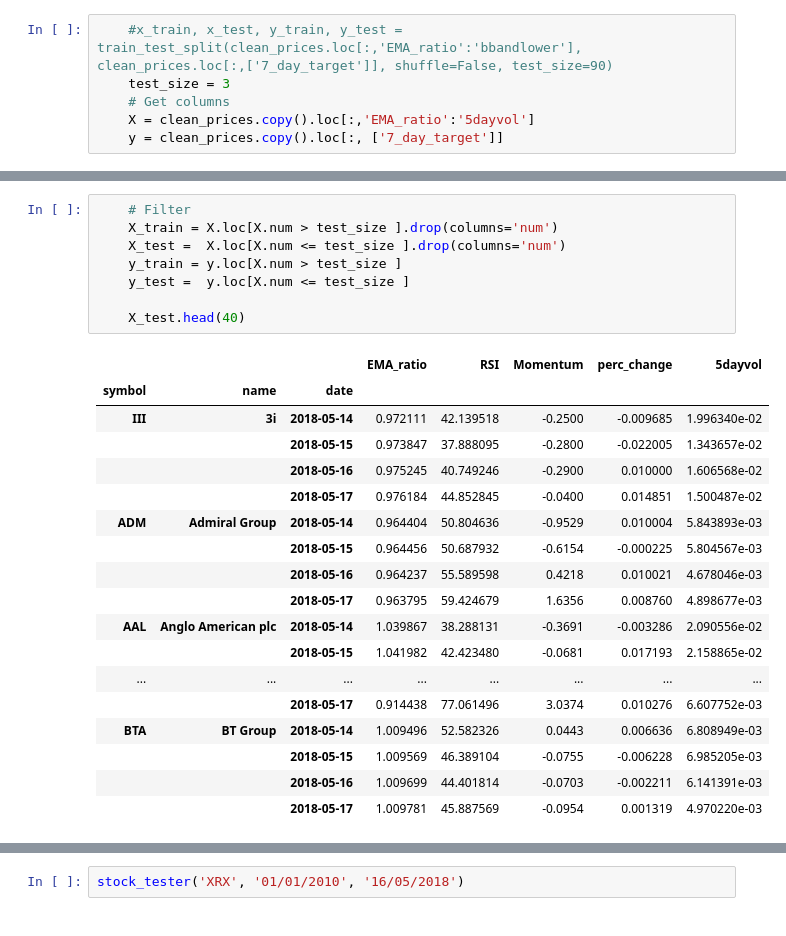
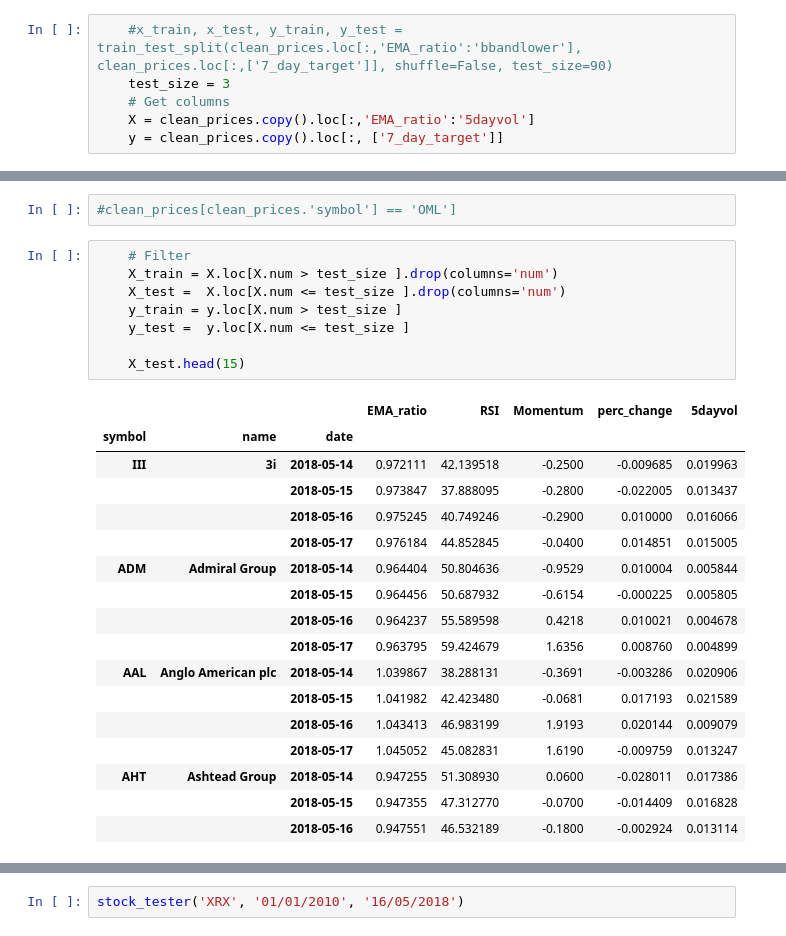
Before and after one commit to Jonny2650/Trading, a Jupyter notebook: Model.ipynb, the cells around one changed output, grey strips where cells are left out. Cells and saved outputs as stored; diff of their text form.

```diff
--- a/Model.ipynb
+++ b/Model.ipynb
@@ -154,27 +158,28 @@ SyntaxError: invalid syntax (<ipython-input-416-991049514554>, line 1)
+# %%
+#clean_prices[clean_prices.'symbol'] == 'OML']
 # %%
     # Filter
     X_train = X.loc[X.num > test_size ].drop(columns='num')
     X_test =  X.loc[X.num <= test_size ].drop(columns='num')
     y_train = y.loc[X.num > test_size ]
     y_test =  y.loc[X.num <= test_size ]
 
-    X_test.head(40)
+    X_test.head(15)
 # %% [output]
 |  |  |  | EMA_ratio | RSI | Momentum | perc_change | 5dayvol |
 | symbol | name | date |  |  |  |  |  |
-| III | 3i | 2018-05-14 | 0.972111 | 42.139518 | -0.2500 | -0.009685 | 1.996340e-02 |
-|  |  | 2018-05-15 | 0.973847 | 37.888095 | -0.2800 | -0.022005 | 1.343657e-02 |
-|  |  | 2018-05-16 | 0.975245 | 40.749246 | -0.2900 | 0.010000 | 1.606568e-02 |
-|  |  | 2018-05-17 | 0.976184 | 44.852845 | -0.0400 | 0.014851 | 1.500487e-02 |
-| ADM | Admiral Group | 2018-05-14 | 0.964404 | 50.804636 | -0.9529 | 0.010004 | 5.843893e-03 |
-|  |  | 2018-05-15 | 0.964456 | 50.687932 | -0.6154 | -0.000225 | 5.804567e-03 |
-|  |  | 2018-05-16 | 0.964237 | 55.589598 | 0.4218 | 0.010021 | 4.678046e-03 |
-|  |  | 2018-05-17 | 0.963795 | 59.424679 | 1.6356 | 0.008760 | 4.898677e-03 |
-| AAL | Anglo American plc | 2018-05-14 | 1.039867 | 38.288131 | -0.3691 | -0.003286 | 2.090556e-02 |
-|  |  | 2018-05-15 | 1.041982 | 42.423480 | -0.0681 | 0.017193 | 2.158865e-02 |
-| ... | ... | ... | ... | ... | ... | ... | ... |
-|  |  | 2018-05-17 | 0.914438 | 77.061496 | 3.0374 | 0.010276 | 6.607752e-03 |
-| BTA | BT Group | 2018-05-14 | 1.009496 | 52.582326 | 0.0443 | 0.006636 | 6.808949e-03 |
-|  |  | 2018-05-15 | 1.009569 | 46.389104 | -0.0755 | -0.006228 | 6.985205e-03 |
-|  |  | 2018-05-16 | 1.009699 | 44.401814 | -0.0703 | -0.002211 | 6.141391e-03 |
-|  |  | 2018-05-17 | 1.009781 | 45.887569 | -0.0954 | 0.001319 | 4.970220e-03 |
+| III | 3i | 2018-05-14 | 0.972111 | 42.139518 | -0.2500 | -0.009685 | 0.019963 |
+|  |  | 2018-05-15 | 0.973847 | 37.888095 | -0.2800 | -0.022005 | 0.013437 |
+|  |  | 2018-05-16 | 0.975245 | 40.749246 | -0.2900 | 0.010000 | 0.016066 |
+|  |  | 2018-05-17 | 0.976184 | 44.852845 | -0.0400 | 0.014851 | 0.015005 |
+| ADM | Admiral Group | 2018-05-14 | 0.964404 | 50.804636 | -0.9529 | 0.010004 | 0.005844 |
+|  |  | 2018-05-15 | 0.964456 | 50.687932 | -0.6154 | -0.000225 | 0.005805 |
+|  |  | 2018-05-16 | 0.964237 | 55.589598 | 0.4218 | 0.010021 | 0.004678 |
+|  |  | 2018-05-17 | 0.963795 | 59.424679 | 1.6356 | 0.008760 | 0.004899 |
+| AAL | Anglo American plc | 2018-05-14 | 1.039867 | 38.288131 | -0.3691 | -0.003286 | 0.020906 |
+|  |  | 2018-05-15 | 1.041982 | 42.423480 | -0.0681 | 0.017193 | 0.021589 |
+|  |  | 2018-05-16 | 1.043413 | 46.983199 | 1.9193 | 0.020144 | 0.009079 |
+|  |  | 2018-05-17 | 1.045052 | 45.082831 | 1.6190 | -0.009759 | 0.013247 |
+| AHT | Ashtead Group | 2018-05-14 | 0.947255 | 51.308930 | 0.0600 | -0.028011 | 0.017386 |
+|  |  | 2018-05-15 | 0.947355 | 47.312770 | -0.0700 | -0.014409 | 0.016828 |
+|  |  | 2018-05-16 | 0.947551 | 46.532189 | -0.1800 | -0.002924 | 0.013114 |
```
Also changed, not shown: parts of 5 cells of this notebook.
